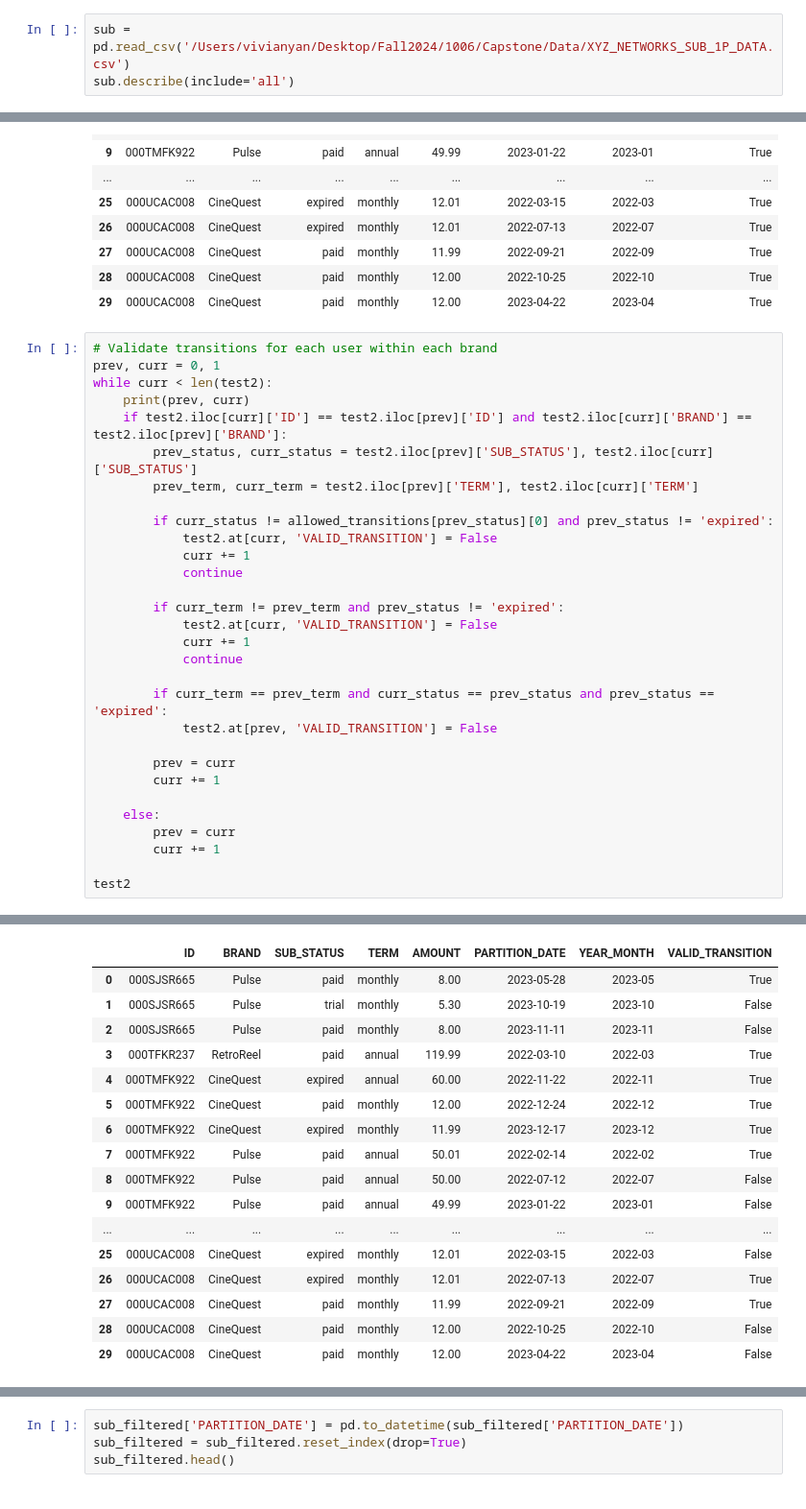
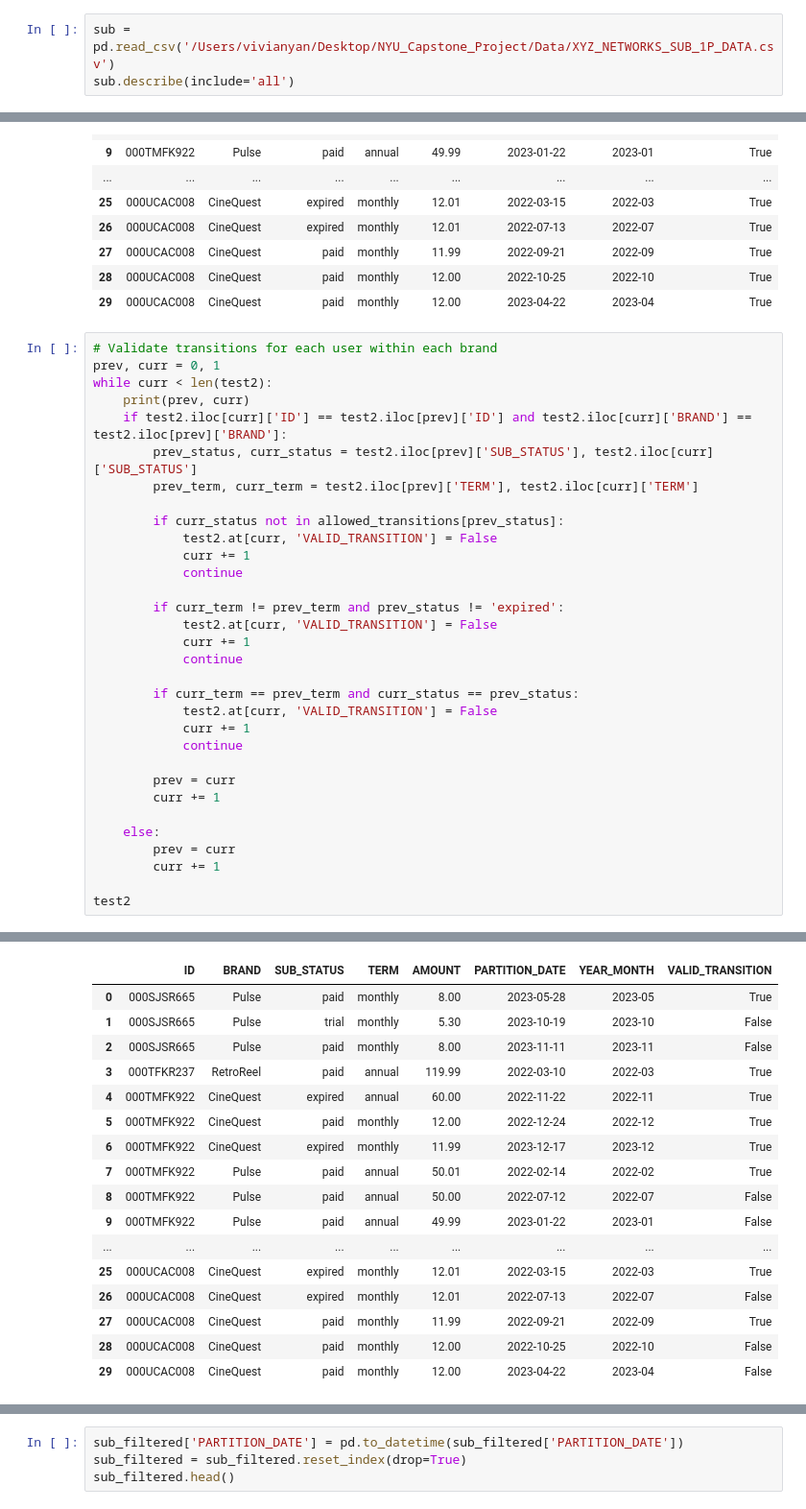
Before and after one commit to RussellXia/NYU_Capstone_Project, a Jupyter notebook: sub_preprocessing.ipynb, the cells around one changed output, grey strips where cells are left out. Shown: that part at 96% size. Drawn from its saved outputs; the diff is of its cells as text.

```diff
--- a/sub_preprocessing.ipynb
+++ b/sub_preprocessing.ipynb
@@ -10,5 +11,5 @@ import seaborn as sns
 # %%
-sub = pd.read_csv('/Users/vivianyan/Desktop/Fall2024/1006/Capstone/Data/XYZ_NETWORKS_SUB_1P_DATA.csv')
+sub = pd.read_csv('/Users/vivianyan/Desktop/NYU_Capstone_Project/Data/XYZ_NETWORKS_SUB_1P_DATA.csv')
 sub.describe(include='all')
 # %% [output]
 |  | ID | BRAND | SUB_STATUS | TERM | AMOUNT | PARTITION_DATE |
@@ -177,7 +186,7 @@ while curr < len(test2):
         prev_status, curr_status = test2.iloc[prev]['SUB_STATUS'], test2.iloc[curr]['SUB_STATUS']
         prev_term, curr_term = test2.iloc[prev]['TERM'], test2.iloc[curr]['TERM']
 
-        if curr_status != allowed_transitions[prev_status][0] and prev_status != 'expired':
+        if curr_status not in allowed_transitions[prev_status]:
             test2.at[curr, 'VALID_TRANSITION'] = False
             curr += 1
             continue
@@ -187,8 +196,10 @@ while curr < len(test2):
             curr += 1
             continue
 
-        if curr_term == prev_term and curr_status == prev_status and prev_status == 'expired':
-            test2.at[prev, 'VALID_TRANSITION'] = False
+        if curr_term == prev_term and curr_status == prev_status:
+            test2.at[curr, 'VALID_TRANSITION'] = False
+            curr += 1
+            continue
 
         prev = curr
         curr += 1
@@ -217,19 +228,19 @@ test2
 27 28
 27 29
 |  | ID | BRAND | SUB_STATUS | TERM | AMOUNT | PARTITION_DATE | YEAR_MONTH | VALID_TRANSITION |
 | 0 | 000SJSR665 | Pulse | paid | monthly | 8.00 | 2023-05-28 | 2023-05 | True |
 | 1 | 000SJSR665 | Pulse | trial | monthly | 5.30 | 2023-10-19 | 2023-10 | False |
 | 2 | 000SJSR665 | Pulse | paid | monthly | 8.00 | 2023-11-11 | 2023-11 | False |
 | 3 | 000TFKR237 | RetroReel | paid | annual | 119.99 | 2022-03-10 | 2022-03 | True |
 | 4 | 000TMFK922 | CineQuest | expired | annual | 60.00 | 2022-11-22 | 2022-11 | True |
 | 5 | 000TMFK922 | CineQuest | paid | monthly | 12.00 | 2022-12-24 | 2022-12 | True |
 | 6 | 000TMFK922 | CineQuest | expired | monthly | 11.99 | 2023-12-17 | 2023-12 | True |
 | 7 | 000TMFK922 | Pulse | paid | annual | 50.01 | 2022-02-14 | 2022-02 | True |
 | 8 | 000TMFK922 | Pulse | paid | annual | 50.00 | 2022-07-12 | 2022-07 | False |
 | 9 | 000TMFK922 | Pulse | paid | annual | 49.99 | 2023-01-22 | 2023-01 | False |
 | ... | ... | ... | ... | ... | ... | ... | ... | ... |
-| 25 | 000UCAC008 | CineQuest | expired | monthly | 12.01 | 2022-03-15 | 2022-03 | False |
-| 26 | 000UCAC008 | CineQuest | expired | monthly | 12.01 | 2022-07-13 | 2022-07 | True |
+| 25 | 000UCAC008 | CineQuest | expired | monthly | 12.01 | 2022-03-15 | 2022-03 | True |
+| 26 | 000UCAC008 | CineQuest | expired | monthly | 12.01 | 2022-07-13 | 2022-07 | False |
 | 27 | 000UCAC008 | CineQuest | paid | monthly | 11.99 | 2022-09-21 | 2022-09 | True |
 | 28 | 000UCAC008 | CineQuest | paid | monthly | 12.00 | 2022-10-25 | 2022-10 | False |
 | 29 | 000UCAC008 | CineQuest | paid | monthly | 12.00 | 2023-04-22 | 2023-04 | False |
```
Also changed, not shown: parts of 29 cells of this notebook.
